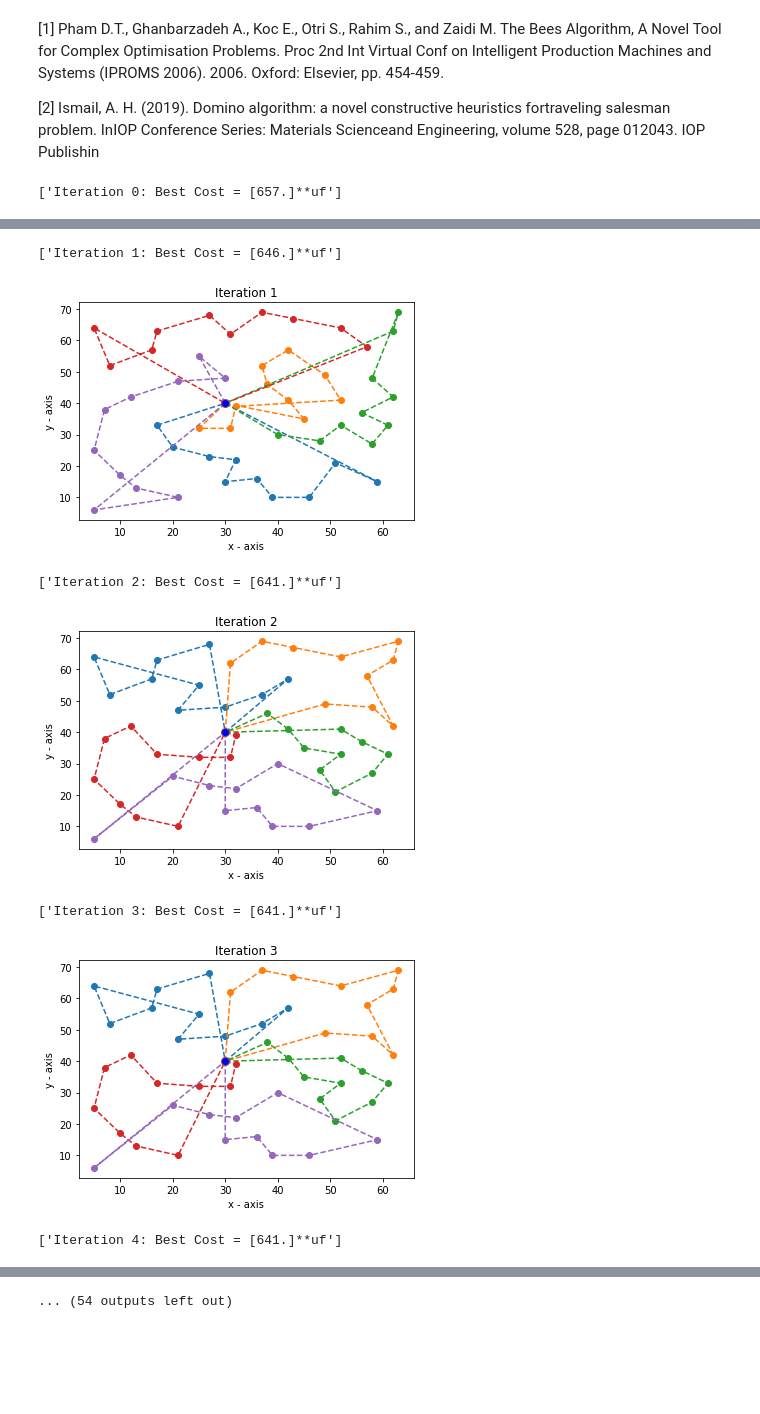
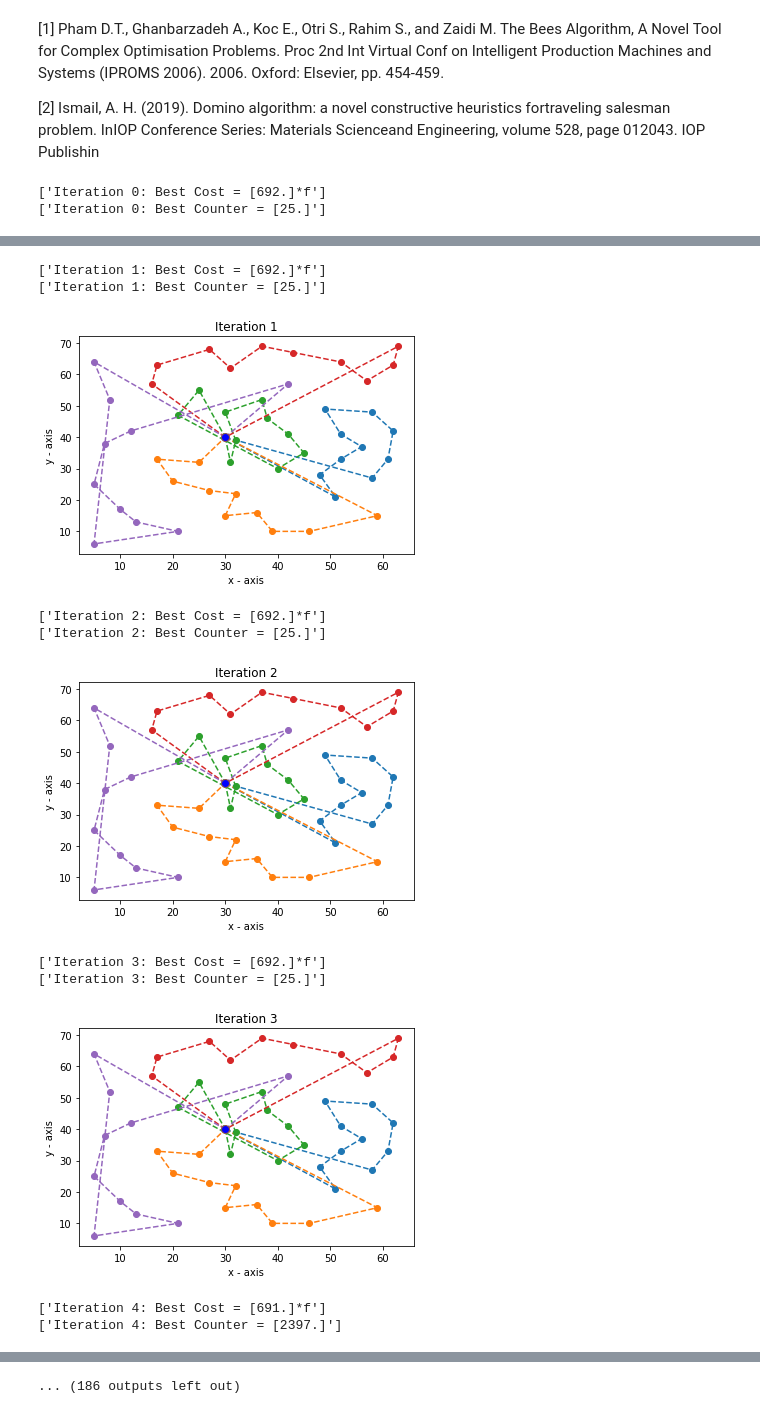
Before and after one commit to asrulharunismail/Bees-Algorithm-Combinatorial, a Jupyter notebook: CVRP_of_Basic_BA_Domino_Asrul.ipynb, the cells around one changed output, grey strips where cells are left out. Drawn from its saved outputs; the diff is of its cells as text; code cells hidden in the pictures; blank space fills up the shorter version.

```diff
--- a/CVRP_of_Basic_BA_Domino_Asrul.ipynb
+++ b/CVRP_of_Basic_BA_Domino_Asrul.ipynb
@@ -26,7 +26,7 @@ Pl =2
 Pl = int(Pl)
 LS =0
 LS = int(LS)
-maxIt =33
+maxIt =99
 maxIt = int(maxIt)
 nScoutBee = 40
 nScoutBee = int(nScoutBee)
@@ -111,7 +111,7 @@ else:
     y0 = Eil51.y0
     n=len(x)
 # %%
-def Cost(tour,k,f,D,D0,r,c,eta,beta):
+def Cost(tour,k,f,D,D0,r,c):
     tour = np.array(tour)
     DelPos = np.argwhere(tour> (k-1))
     fr = np.insert(DelPos+1, 0,0)
@@ -156,7 +156,7 @@ def Cost(tour,k,f,D,D0,r,c,eta,beta):
     else:
         IsFeasible = 0
 
-    z=TotalD + (1000*beta*MeanCV)
+    z=TotalD + (10000*MeanCV)
 
 
           #0, 1, 2 , 3 ,   4 , 5,  6 ,  7  ,    8
@@ -244,9 +244,10 @@ def LocalSearch (x,LS,ngh):   # Random using Reversion, Swap, Insertion
     return x
 # %%
 class Bee:
-    def __init__(self,Position,Cost):
+    def __init__(self,Position,Cost,Counter):
         self.Position = Position
         self.Cost = Cost
+        self.Counter = Counter
 # %%
 # Setting Parameters of Bees Algorithm
 VarSize = [1, n]  # Decision Variables Matrix Size
@@ -254,6 +255,7 @@ nSelectedSite = round(0.5 * nScoutBee)  # m = Number of Selected Sites
 nEliteSite = round(0.4 * nSelectedSite)  # e = Number of Selected Elite Sites
 nSelectedSiteBee = round(0.5 * nScoutBee)  # nsp = Number of Selected Recruited Bees for Selected (m-e) Sites
 nEliteSiteBee = 2 * nSelectedSiteBee  # nep = Number of Recruited Bees for Elite Sites
+counter = 0 #Number of evaluation function
 # %%
 # Initialization
 bee=[]
@@ -261,8 +263,8 @@ for i in range(nScoutBee):
     bee.append([])
     tour = GlobalSearch (GS,k,f,Pl)
     tour = np.array(tour)
-    bee[i]=Bee(tour,Cost(tour,k,f,D,D0,r,c,eta,100)[0])
-
+    bee[i]=Bee(tour,Cost(tour,k,f,D,D0,r,c)[0],counter)
+    counter += 1
 bee.sort(key=lambda bee: bee.Cost, reverse=False)
 
 BestSol = ([],math.inf)
@@ -270,50 +272,58 @@ BestSol = bee[0]
 
 BestCost = np.zeros([maxIt,1])
 BestPos = []
+Counter = np.zeros([maxIt*maxIt,1])
 for i in range(maxIt):
     BestPos.append([])
 
-newbee=Bee([],[])
+newbee=Bee([],[],[])
 
 # Main Loop
 for it in range(maxIt):
     # Elite Sites
     for i in range(nEliteSite):
 
-        bestnewbee=Bee([],math.inf)
+        bestnewbee=Bee([],math.inf,math.inf)
 
         for j in range(nEliteSiteBee):
             newbee.Position = LocalSearch(bee[i].Position, LS,1)
-            newbee.Cost = Cost(newbee.Position,k,f,D,D0,r,c,eta,100)[0]
+            newbee.Cost = Cost(newbee.Position,k,f,D,D0,r,c)[0]
+            counter += 1
             if newbee.Cost < bestnewbee.Cost:
                 bestnewbee.Cost = newbee.Cost
                 bestnewbee.Position = newbee.Position
+                bestnewbee.Counter = counter
 
         if bestnewbee.Cost < bee[i].Cost:
             bee[i].Cost = bestnewbee.Cost
             bee[i].Position = bestnewbee.Position
+            bee[i].Counter = bestnewbee.Counter
 
     # Selected Non-Elite Sites
     for i in range(nEliteSite,nSelectedSite):
 
-        bestnewbee=Bee([],math.inf)
+        bestnewbee=Bee([],math.inf,math.inf)
 
         for j in range(nSelectedSiteBee):
             newbee.Position = LocalSearch(bee[i].Position, LS,1) #np.random.choice([1,2]))
-            newbee.Cost = Cost(newbee.Position,k,f,D,D0,r,c,eta,100)[0]
+            newbee.Cost = Cost(newbee.Position,k,f,D,D0,r,c)[0]
+            counter += 1
             if newbee.Cost < bestnewbee.Cost:
                 bestnewbee.Cost = newbee.Cost
                 bestnewbee.Position = newbee.Position
+                bestnewbee.Counter = counter
 
         if bestnewbee.Cost < bee[i].Cost:
             bee[i].Cost = bestnewbee.Cost
             bee[i].Position = bestnewbee.Position
+            bee[i].Counter = bestnewbee.Counter
 
     # Non - Selected Sites
     for i in range(nSelectedSite,nScoutBee):
         tour = GlobalSearch (GS,k,f,1)
         tour = np.array(tour)
-        bee[i]=Bee(tour,Cost(tour,k,f,D,D0,r,c,eta,100)[4])
+        bee[i]=Bee(tour,Cost(tour,k,f,D,D0,r,c)[0],counter)
+        counter += 1
 
     # Sort
     bee.sort(key=lambda bee: bee.Cost, reverse=False)
@@ -321,15 +331,18 @@ for it in range(maxIt):
     # Update
     BestSol.Cost = bee[0].Cost
     BestSol.Position = bee[0].Position
+    BestSol.Counter = bee[0].Counter
 
     # Store Best Cost ever found
     BestPos [it] = BestSol.Position
-    BestCost[it] = Cost(BestSol.Position,k,f,D,D0,r,c,eta,100)[4]
+    BestCost[it] = Cost(BestSol.Position,k,f,D,D0,r,c)[0]
+    Counter [it] = BestSol.Counter
+
    ## Drawing the solutions
     # x and y axis values
     tour = BestSol.Position
     tour = list(tour)
-    TOUR = Cost (tour,k,f,D,D0,r,c,eta,100)
+    TOUR = Cost (tour,k,f,D,D0,r,c)
 
     if TOUR[8]==1:
         G='*f'
@@ -338,6 +351,7 @@ for it in range(maxIt):
 
     # Display Iteration Information
     print(['Iteration ' + str(it) + ': Best Cost = ' + str(BestCost[it])+ str(G)])
+    print(['Iteration ' + str(it) + ': Best Counter = ' + str(Counter [it])])
     #cols=['red','orange','yellow','green','blue','purple']
 
     tx=[]
@@ -369,4 +383,5 @@ for it in range(maxIt):
     plt.title("Iteration " + str(it))
     plt.show()
 # %% [output]
-['Iteration 0: Best Cost = [657.]**uf']
+['Iteration 0: Best Cost = [692.]*f']
+['Iteration 0: Best Counter = [25.]']
@@ -374,7 +389,11 @@ for it in range(maxIt):
-['Iteration 1: Best Cost = [646.]**uf']
+['Iteration 1: Best Cost = [692.]*f']
+['Iteration 1: Best Counter = [25.]']
-[figure, old version]
+[figure, new version]
-['Iteration 2: Best Cost = [641.]**uf']
+['Iteration 2: Best Cost = [692.]*f']
+['Iteration 2: Best Counter = [25.]']
-[figure, old version]
+[figure, new version]
-['Iteration 3: Best Cost = [641.]**uf']
+['Iteration 3: Best Cost = [692.]*f']
+['Iteration 3: Best Counter = [25.]']
-[figure, old version]
+[figure, new version]
-['Iteration 4: Best Cost = [641.]**uf']
+['Iteration 4: Best Cost = [691.]*f']
+['Iteration 4: Best Counter = [2397.]']
@@ -384,4 +404,4 @@ for it in range(maxIt):
-... (54 outputs left out)
+... (186 outputs left out)
 # %%
 import matplotlib.pyplot as plot
 Y = BestCost
```
Also changed, not shown: parts of 2 cells of this notebook.
